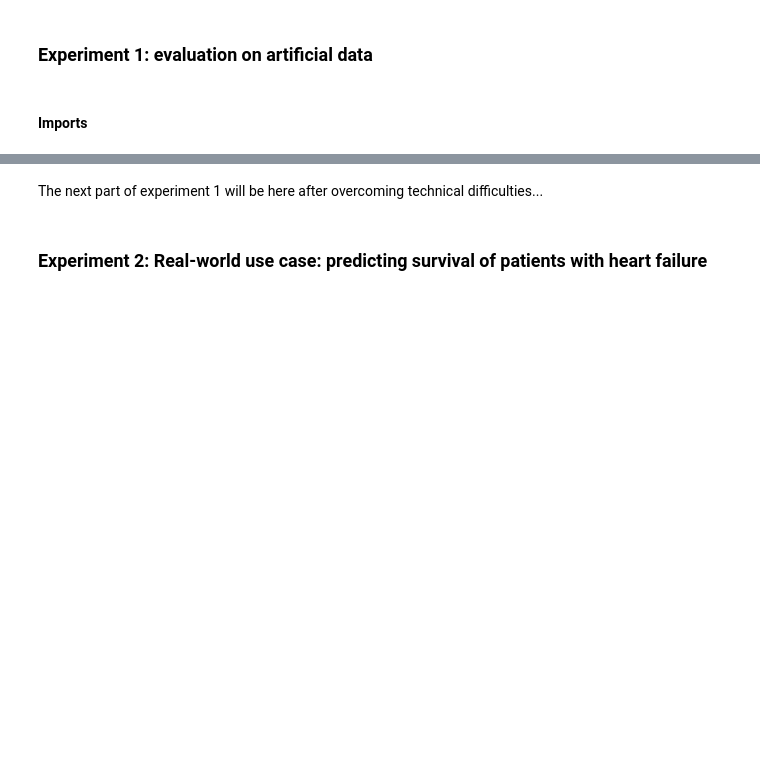
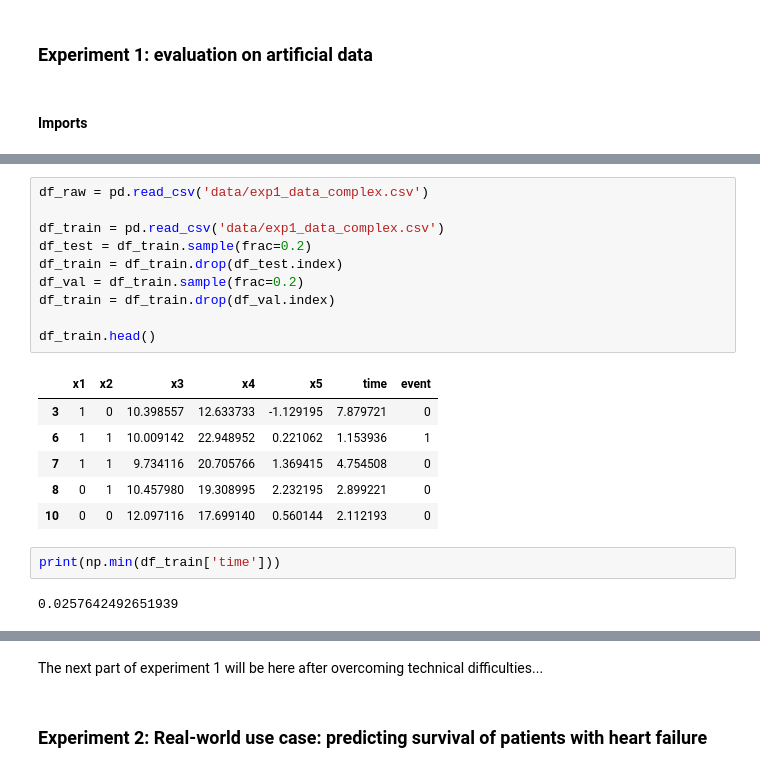
Before and after one commit to siasio/survshap, a Jupyter notebook: exp3_trained_network.ipynb, the cells around one changed output, grey strips where cells are left out. Saved outputs shown, nothing was run; the diff lists cells and outputs as text; blank space fills up the shorter version.

```diff
--- a/exp3_trained_network.ipynb
+++ b/exp3_trained_network.ipynb
@@ -47,3 +59,24 @@ Requirement already satisfied: cycler>=0.10 in c:\users\stanislawfrejlak\anacond
 Requirement already satisfied: kiwisolver>=1.0.1 in c:\users\stanislawfrejlak\anaconda3\lib\site-packages (from matplotlib>=3.0.3->torchtuples>=0.2.0->pycox) (1.4.2)
 Requirement already satisfied: pytz>=2020.1 in c:\users\stanislawfrejlak\anaconda3\lib\site-packages (from pandas>=0.24.2->torchtuples>=0.2.0->pycox) (2022.1)
 Requirement already satisfied: six>=1.5 in c:\users\stanislawfrejlak\anaconda3\lib\site-packages (from python-dateutil>=2.7->matplotlib>=3.0.3->torchtuples>=0.2.0->pycox) (1.16.0)
+# %%
+df_raw = pd.read_csv('data/exp1_data_complex.csv')
+
+df_train = pd.read_csv('data/exp1_data_complex.csv')
+df_test = df_train.sample(frac=0.2)
+df_train = df_train.drop(df_test.index)
+df_val = df_train.sample(frac=0.2)
+df_train = df_train.drop(df_val.index)
+
+df_train.head()
+# %% [output]
+|  | x1 | x2 | x3 | x4 | x5 | time | event |
+| 3 | 1 | 0 | 10.398557 | 12.633733 | -1.129195 | 7.879721 | 0 |
+| 6 | 1 | 1 | 10.009142 | 22.948952 | 0.221062 | 1.153936 | 1 |
+| 7 | 1 | 1 | 9.734116 | 20.705766 | 1.369415 | 4.754508 | 0 |
+| 8 | 0 | 1 | 10.457980 | 19.308995 | 2.232195 | 2.899221 | 0 |
+| 10 | 0 | 0 | 12.097116 | 17.699140 | 0.560144 | 2.112193 | 0 |
+# %%
+print(np.min(df_train['time']))
+# %% [output]
+0.0257642492651939
```
Also changed, not shown: parts of 13 cells of this notebook, 1 other file.
